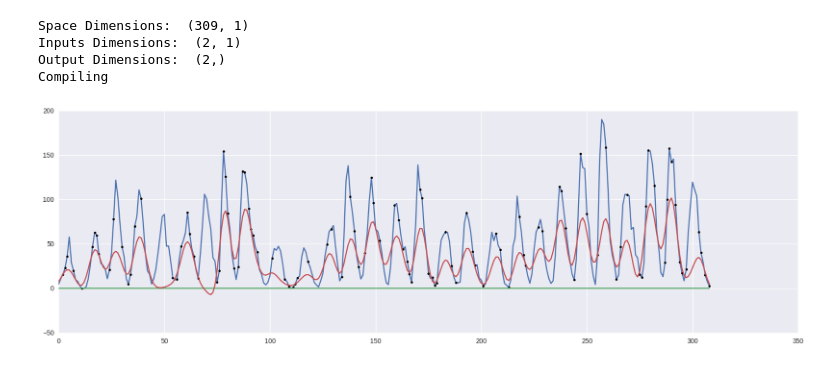
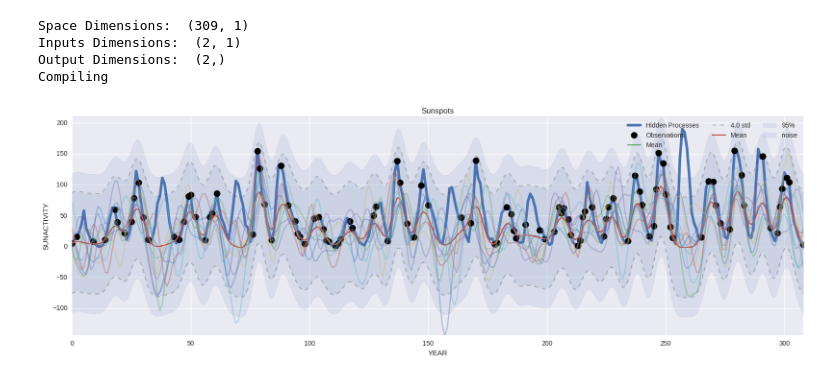
Before and after one commit to griosd/g3py, a Jupyter notebook: notebooks/sandbox/Stochastic-Processes.ipynb, the cells around one changed output. Cells and saved outputs as stored; diff of their text form; code cells hidden in the pictures.

```diff
--- a/notebooks/sandbox/Stochastic-Processes.ipynb
+++ b/notebooks/sandbox/Stochastic-Processes.ipynb
@@ -34,9 +34,7 @@ Space Dimensions:  (309, 1)
 Inputs Dimensions:  (2, 1)
 Output Dimensions:  (2,)
 Compiling
-# %%
-gp.plot_data()
-g3.plot(gp.compiles['prior_mean'](x[:,None], **gp.get_params_default()))
-g3.plot(gp.compiles['posterior_mean'](x[:,None], x_obs[:,None], y_obs, **gp.get_params_default()))
-# %% [output]
-[figure, removed]
+# %%
+gp.plot(samples=10)
+# %% [output]
+[figure, added]
```
Also changed, not shown: parts of 1 cell of this notebook, 32 other files.
